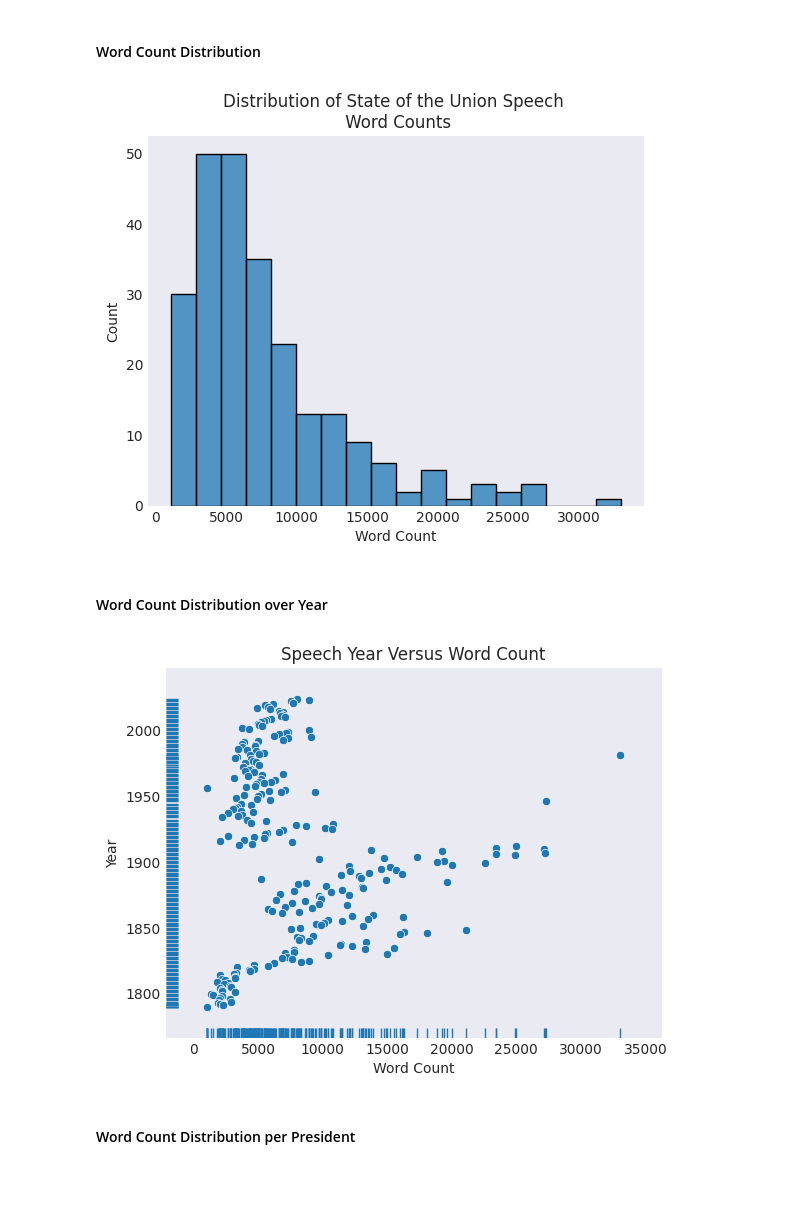
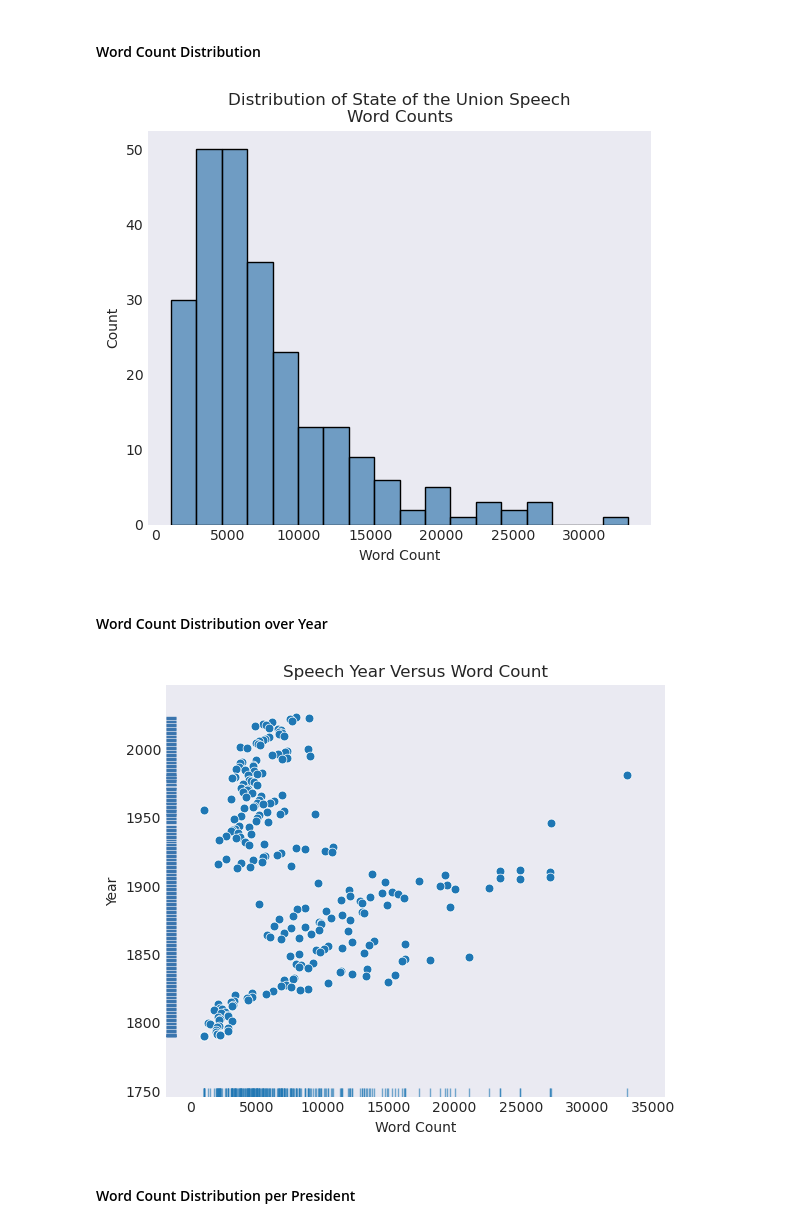
Before and after one commit to UCB-stat-159-f25/proj02-transportation_rocks, a Jupyter notebook: proj02-nlp.ipynb, the cells around one changed output. Cells and saved outputs as stored; diff of their text form; code cells hidden in the pictures; blank space fills up the shorter version.

```diff
--- a/proj02-nlp.ipynb
+++ b/proj02-nlp.ipynb
@@ -29,6 +29,7 @@ plt.style.use('seaborn-v0_8-dark')
 # %%
 # read in SOTU.csv using pandas, name the variable `sou` for simplicity
 # the below cell is what the output should look like
+sou = pd.read_csv('/home/jovyan/project/proj02-group7/data/SOTU.csv')
 # %%
 sou
 # %% [output]
@@ -69,14 +91,60 @@ Replicate the plots below using the hints specified. For each plot, provide some
 #### Word Count Distribution
 # %%
 # Hint - try seaborn.histplot()
+
+plt.figure(figsize=(5.75, 5))
+
+sns.histplot(
+    sou["Word Count"],
+    bins=18,
+    kde=False,
+    color="steelblue"
+)
+
+plt.title("Distribution of State of the Union Speech\nWord Counts")
+plt.xlabel("Word Count")
+plt.ylabel("Count")
+
+plt.tight_layout()
+plt.show()
 # %% [output]
-[figure, old version]
+[figure, new version]
 # %% [markdown]
 #### Word Count Distribution over Year
 # %%
 # Hint: try seaborn.rugplot()
+plt.figure(figsize=(6, 5))
+
+sns.scatterplot(
+    data=sou,
+    x="Word Count",
+    y="Year",
+    s=40
+)
+
+sns.rugplot(
+    data=sou,
+    x="Word Count",
+    height=0.02,
+    alpha=0.6,
+)
+
+sns.rugplot(
+    data=sou,
+    y="Year",
+    height=0.02,
+    alpha=1,
+    color=(59/255, 117/255, 174/255)
+)
+
+plt.title("Speech Year Versus Word Count")
+plt.xlabel("Word Count")
+plt.ylabel("Year")
+
+plt.tight_layout()
+plt.show()
 # %% [output]
-[figure, old version]
+[figure, new version]
 # %% [markdown]
 #### Word Count Distribution per President
 # %%
```
Also changed, not shown: parts of 4 cells of this notebook.
